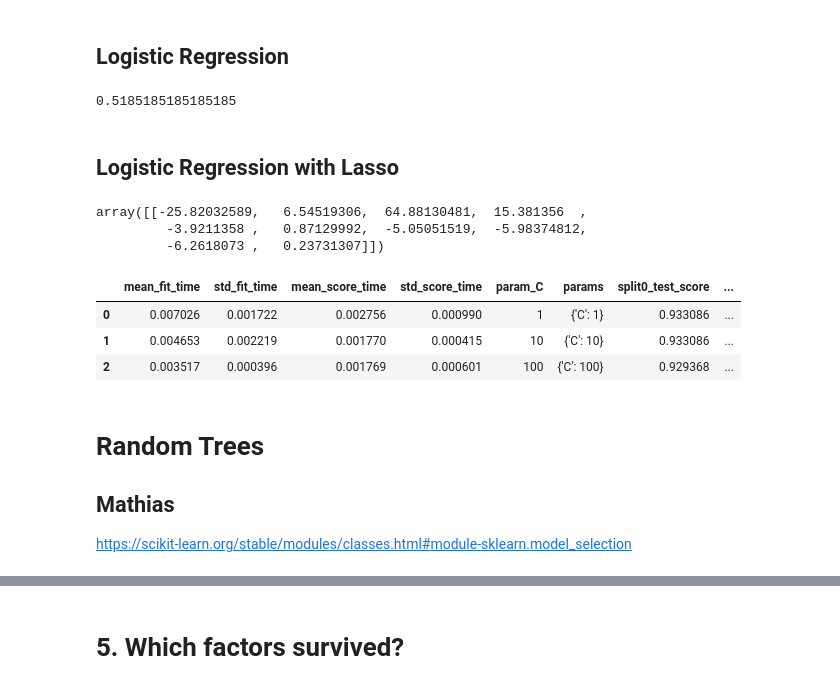
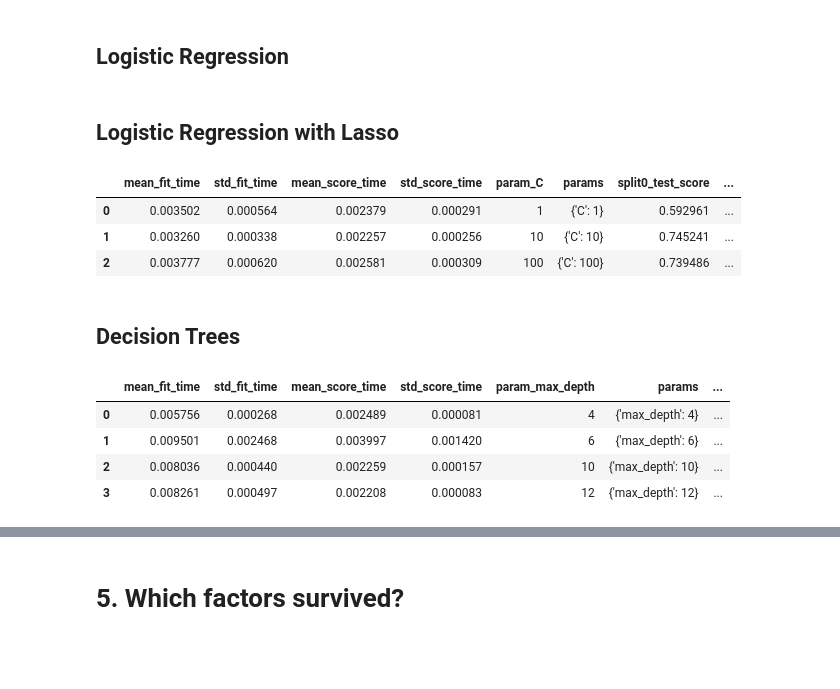
Before and after one commit to andrey-lukyanov/AFE-LUISS, a Jupyter notebook: assignment_2.ipynb, the cells around one changed output, grey strips where cells are left out. Cells and saved outputs as stored; diff of their text form; code cells hidden in the pictures; blank space fills up the shorter version.

```diff
--- a/assignment_2.ipynb
+++ b/assignment_2.ipynb
@@ -143,9 +144,6 @@ X_train, X_test, y_train, y_test = train_test_split(X, y, test_size = 0.2, rando
 from sklearn.linear_model import LogisticRegression
 
 log_reg = LogisticRegression(penalty = 'none', max_iter = 1000).fit(X_train, y_train)
-roc_auc_score(y_test, log_reg.predict(X_test))
-# %% [output]
-0.5185185185185185
 # %% [markdown]
 ## Logistic Regression with Lasso
 # %%
@@ -153,21 +151,11 @@ from sklearn.model_selection import GridSearchCV
 # %%
 log_reg_lasso = LogisticRegression(penalty = 'l1', solver = 'liblinear', max_iter = 1000)
 parameters = {'C':[1, 10, 100]}
-grid_search_results = GridSearchCV(log_reg_lasso, parameters).fit(X_train, y_train)
+grid_search_results = GridSearchCV(log_reg_lasso, parameters, 'roc_auc').fit(X_train, y_train)
+
+pd.DataFrame(grid_search_results.cv_results_)
+# %% [output]
+|  | mean_fit_time | std_fit_time | mean_score_time | std_score_time | param_C | params | split0_test_score | ... |
+| 0 | 0.003502 | 0.000564 | 0.002379 | 0.000291 | 1 | {'C': 1} | 0.592961 | ... |
+| 1 | 0.003260 | 0.000338 | 0.002257 | 0.000256 | 10 | {'C': 10} | 0.745241 | ... |
+| 2 | 0.003777 | 0.000620 | 0.002581 | 0.000309 | 100 | {'C': 100} | 0.739486 | ... |
-# %%
-log_reg.coef_
-# %% [output]
-array([[-25.82032589,   6.54519306,  64.88130481,  15.381356  ,
-         -3.9211358 ,   0.87129992,  -5.05051519,  -5.98374812,
-         -6.2618073 ,   0.23731307]])
-# %%
-pd.DataFrame(grid_search_results.cv_results_)
-# %% [output]
-|  | mean_fit_time | std_fit_time | mean_score_time | std_score_time | param_C | params | split0_test_score | ... |
-| 0 | 0.007026 | 0.001722 | 0.002756 | 0.000990 | 1 | {'C': 1} | 0.933086 | ... |
-| 1 | 0.004653 | 0.002219 | 0.001770 | 0.000415 | 10 | {'C': 10} | 0.933086 | ... |
-| 2 | 0.003517 | 0.000396 | 0.001769 | 0.000601 | 100 | {'C': 100} | 0.929368 | ... |
-# %% [markdown]
-# Random Trees
-## Mathias
-https://scikit-learn.org/stable/modules/classes.html#module-sklearn.model_selection
@@ -173,0 +165,2 @@ https://scikit-learn.org/stable/modules/classes.html#module-sklearn.model_select
+# %% [markdown]
+## Decision Trees
@@ -173,0 +170,12 @@ https://scikit-learn.org/stable/modules/classes.html#module-sklearn.model_select
+# %%
+decision_tree = DecisionTreeClassifier().fit(X_train, y_train)
+parameters = {'max_depth':[4, 6, 10, 12]}
+grid_search_results = GridSearchCV(decision_tree, parameters, 'roc_auc').fit(X_train, y_train)
+
+pd.DataFrame(grid_search_results.cv_results_)
+# %% [output]
+|  | mean_fit_time | std_fit_time | mean_score_time | std_score_time | param_max_depth | params | ... |
+| 0 | 0.005756 | 0.000268 | 0.002489 | 0.000081 | 4 | {'max_depth': 4} | ... |
+| 1 | 0.009501 | 0.002468 | 0.003997 | 0.001420 | 6 | {'max_depth': 6} | ... |
+| 2 | 0.008036 | 0.000440 | 0.002259 | 0.000157 | 10 | {'max_depth': 10} | ... |
+| 3 | 0.008261 | 0.000497 | 0.002208 | 0.000083 | 12 | {'max_depth': 12} | ... |
```
Also changed, not shown: parts of 32 cells of this notebook.
